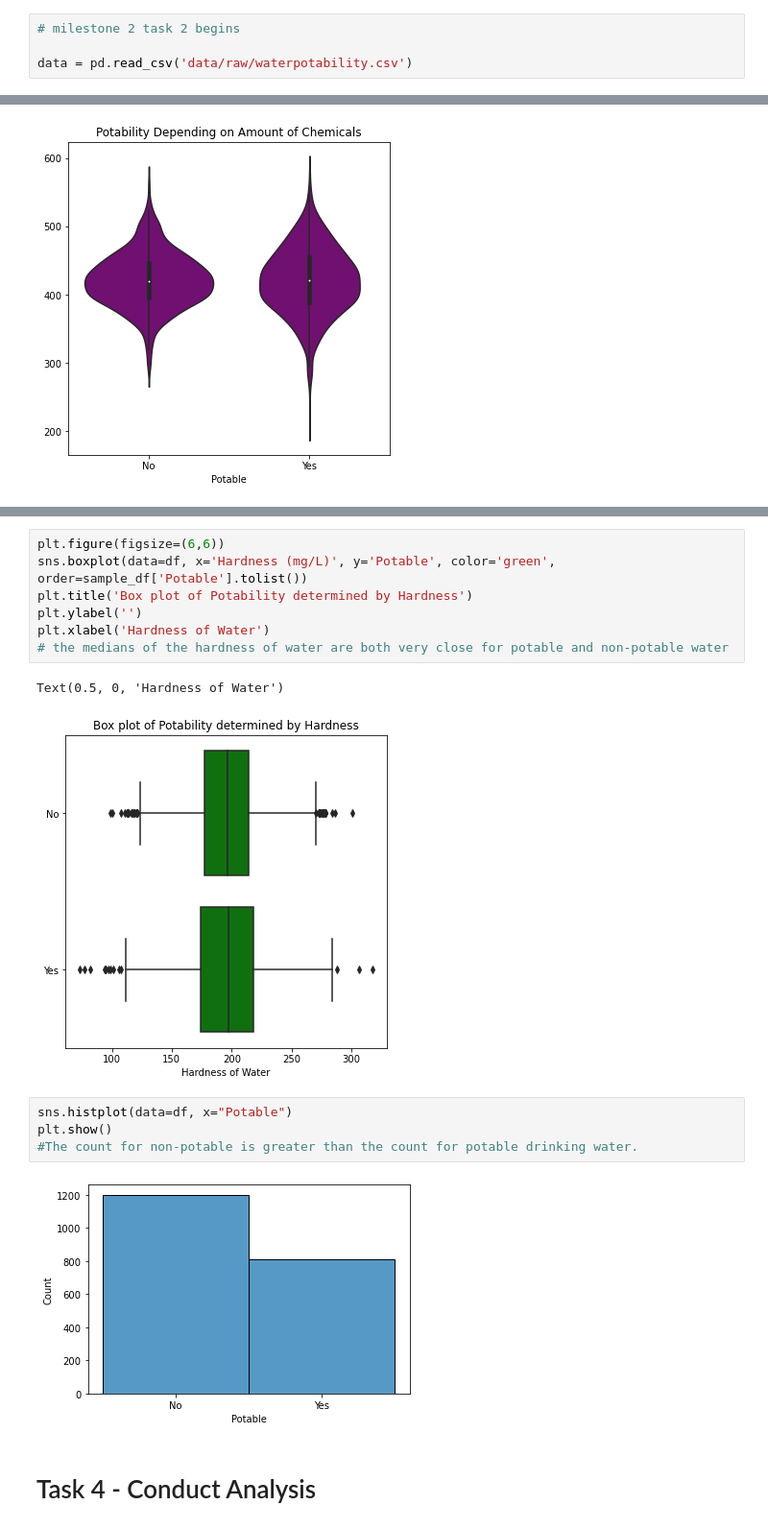
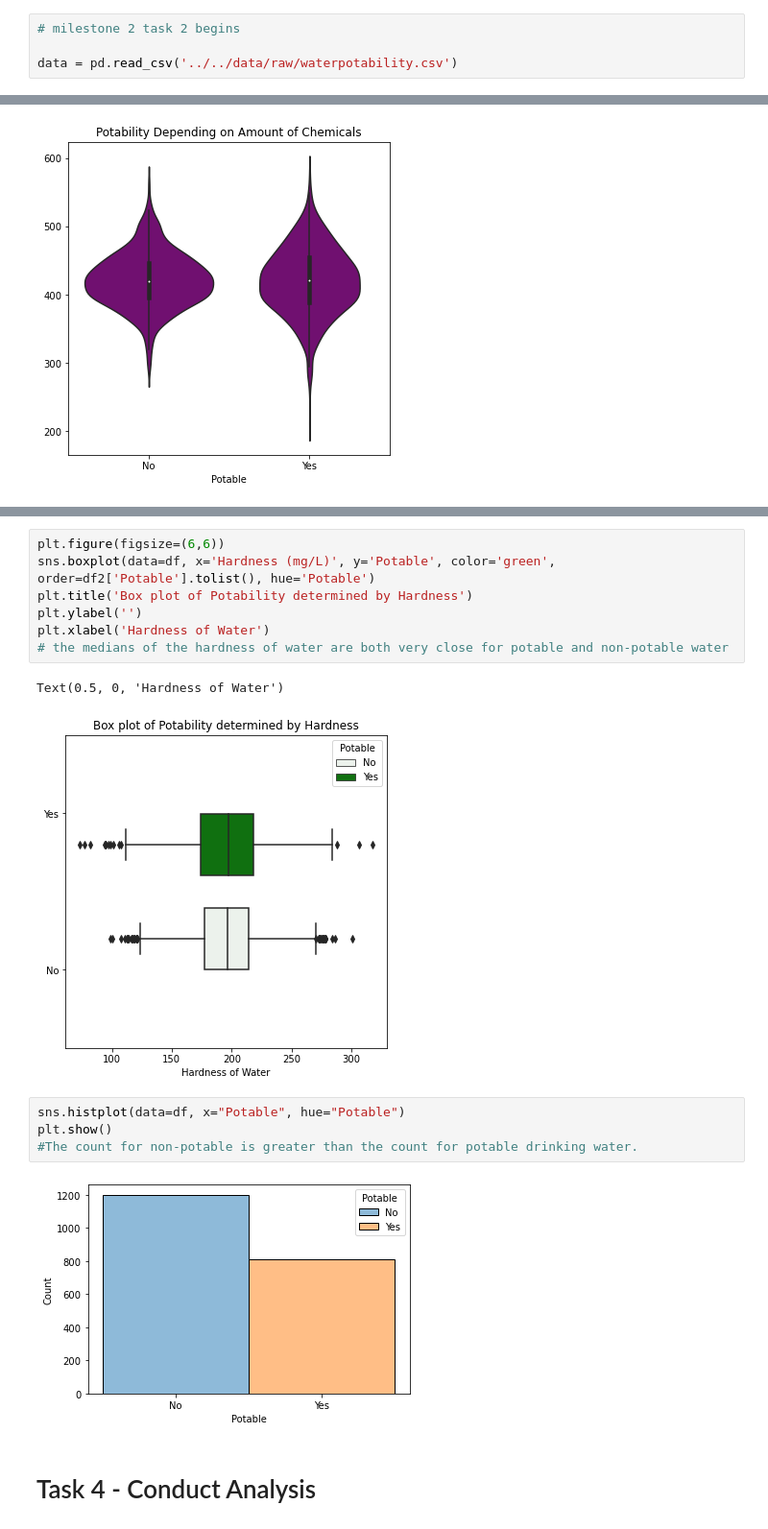
Before and after one commit to data301-2021-summer2/project-group14-project, a Jupyter notebook: analysis/person1/analysis_notebook.ipynb, the cells around one changed output, grey strips where cells are left out. Shown at 96% size. Cells and saved outputs as stored; diff of their text form.

```diff
--- a/analysis/person1/analysis_notebook.ipynb
+++ b/analysis/person1/analysis_notebook.ipynb
@@ -93,7 +93,7 @@ water
 # %%
 # milestone 2 task 2 begins
 
-data = pd.read_csv('data/raw/waterpotability.csv')
+data = pd.read_csv('../../data/raw/waterpotability.csv')
 # %%
 df = (
     data
@@ -248,19 +248,19 @@ Text(0.5, 0, 'pH of Water')
 # %%
 plt.figure(figsize=(6,6))
-sns.boxplot(data=df, x='Hardness (mg/L)', y='Potable', color='green', order=sample_df['Potable'].tolist())
+sns.boxplot(data=df, x='Hardness (mg/L)', y='Potable', color='green', order=df2['Potable'].tolist(), hue='Potable')
 plt.title('Box plot of Potability determined by Hardness')
 plt.ylabel('')
 plt.xlabel('Hardness of Water')
 # the medians of the hardness of water are both very close for potable and non-potable water
 # %% [output]
 Text(0.5, 0, 'Hardness of Water')
-[figure, old version]
+[figure, new version]
 # %%
-sns.histplot(data=df, x="Potable")
+sns.histplot(data=df, x="Potable", hue="Potable")
 plt.show()
 #The count for non-potable is greater than the count for potable drinking water.
 # %% [output]
-[figure, old version]
+[figure, new version]
 # %% [markdown]
 # Task 4 - Conduct Analysis
 # %% [markdown]
```
Also changed, not shown: parts of 2 cells of this notebook.
